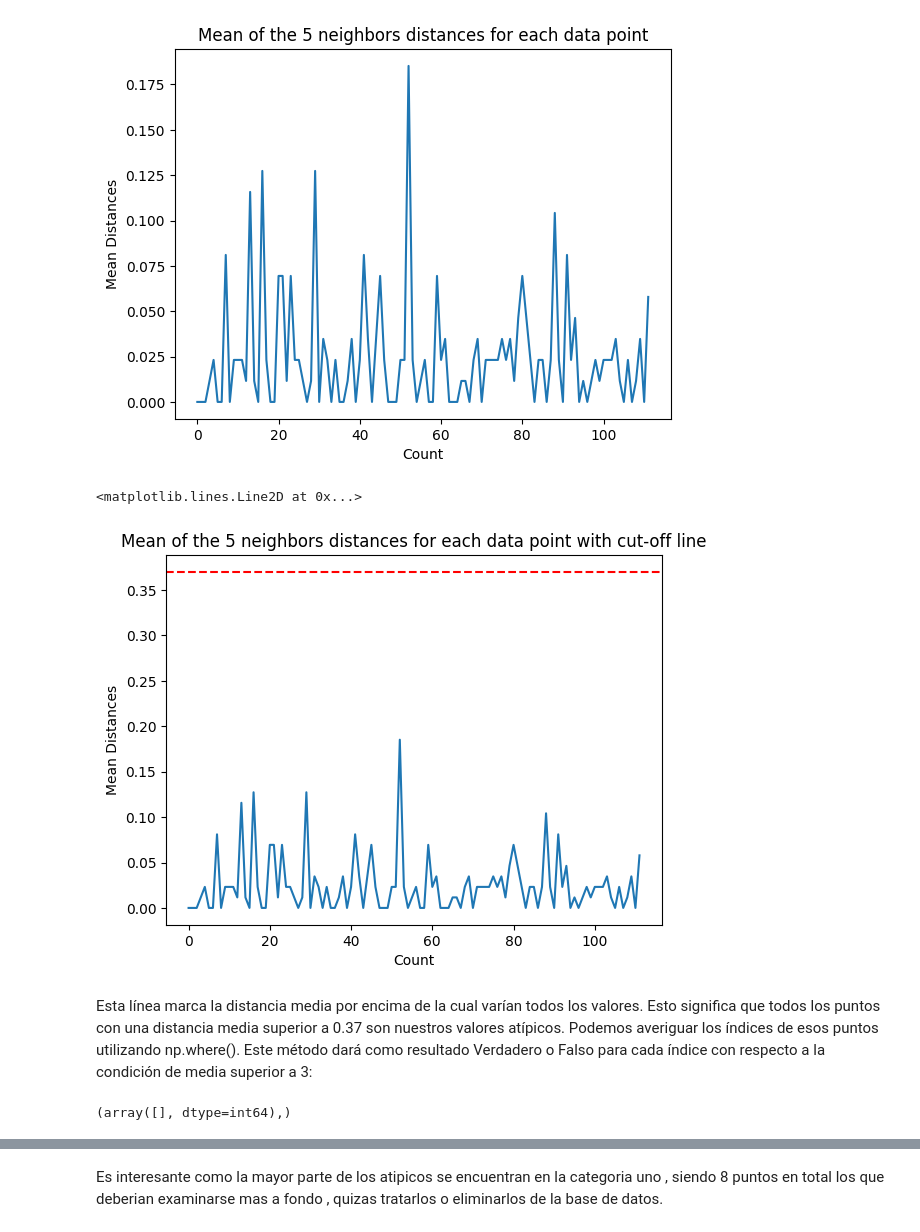
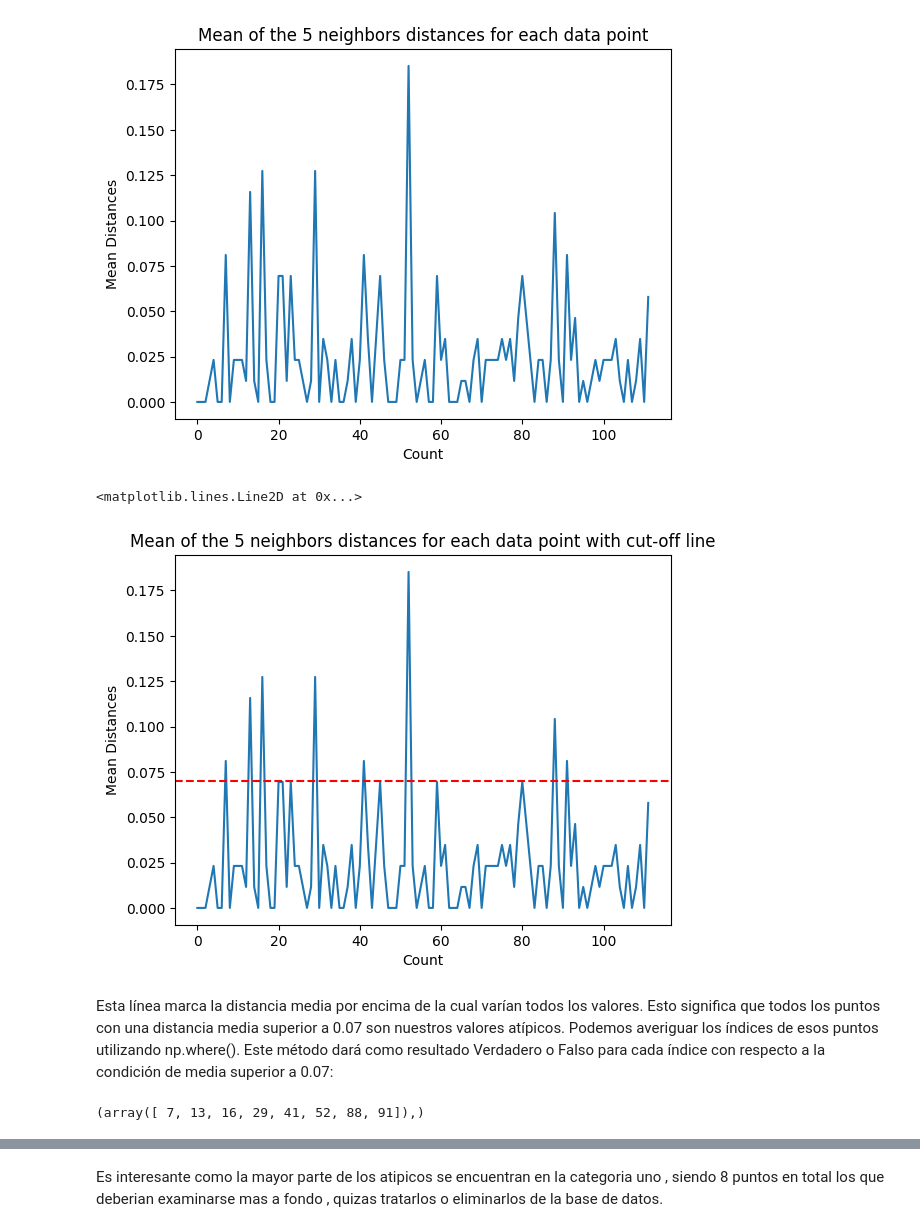
Before and after one commit to pau1ag/caso4, a Jupyter notebook: caso4.ipynb, the cells around one changed output, grey strips where cells are left out. Saved outputs shown, nothing was run; the diff lists cells and outputs as text; code cells hidden in the pictures.

```diff
--- a/caso4.ipynb
+++ b/caso4.ipynb
@@ -321,23 +319,23 @@ Text(0, 0.5, 'Mean Distances')
 # %%
 dist_means = distances.mean(axis=1)
 plt.plot(dist_means)
 plt.title('Mean of the 5 neighbors distances for each data point with cut-off line')
 plt.xlabel('Count')
 plt.ylabel('Mean Distances')
-plt.axhline(y = 0.37, color = 'r', linestyle = '--')
+plt.axhline(y = 0.07, color = 'r', linestyle = '--')
 # %% [output]
 <matplotlib.lines.Line2D at 0x...>
-[figure, old version]
+[figure, new version]
 # %% [markdown]
-Esta línea marca la distancia media por encima de la cual varían todos los valores. Esto significa que todos los puntos con una distancia media superior a 0.37 son nuestros valores atípicos. Podemos averiguar los índices de esos puntos utilizando np.where(). Este método dará como resultado Verdadero o Falso para cada índice con respecto a la condición de media superior a 3:
+Esta línea marca la distancia media por encima de la cual varían todos los valores. Esto significa que todos los puntos con una distancia media superior a 0.07 son nuestros valores atípicos. Podemos averiguar los índices de esos puntos utilizando np.where(). Este método dará como resultado Verdadero o Falso para cada índice con respecto a la condición de media superior a 0.07:
 # %%
 import numpy as np
 
 # Visually determine cutoff values > 3
-outlier_index = np.where(dist_means > 0.4)
+outlier_index = np.where(dist_means > 0.07)
 outlier_index
 # %% [output]
-(array([], dtype=int64),)
+(array([ 7, 13, 16, 29, 41, 52, 88, 91]),)
 # %%
 # Filter outlier values
 outlier_values = df.iloc[outlier_index]
```
Also changed, not shown: parts of 13 cells of this notebook.
